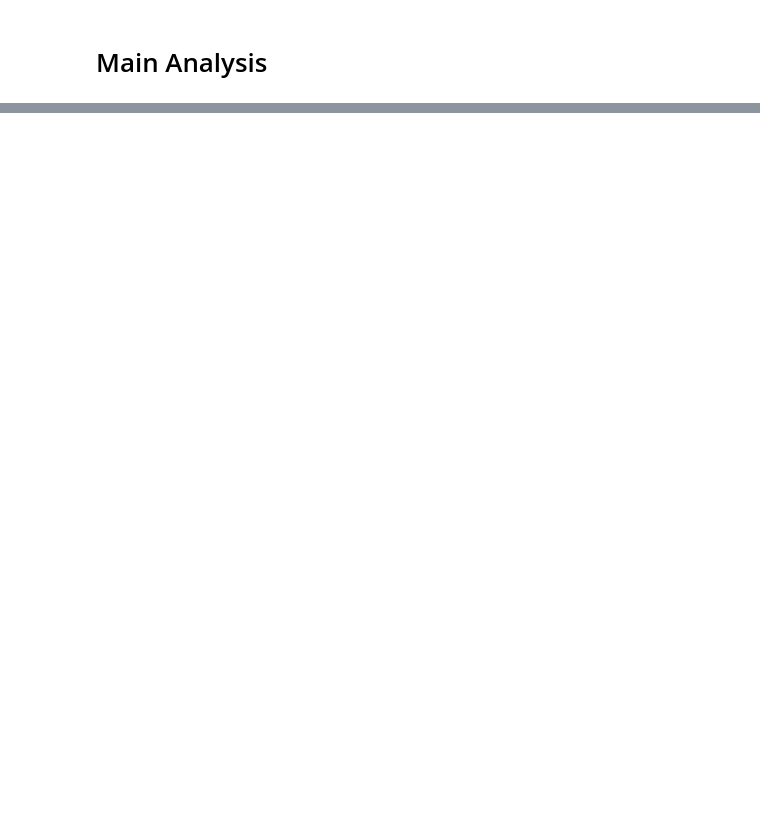
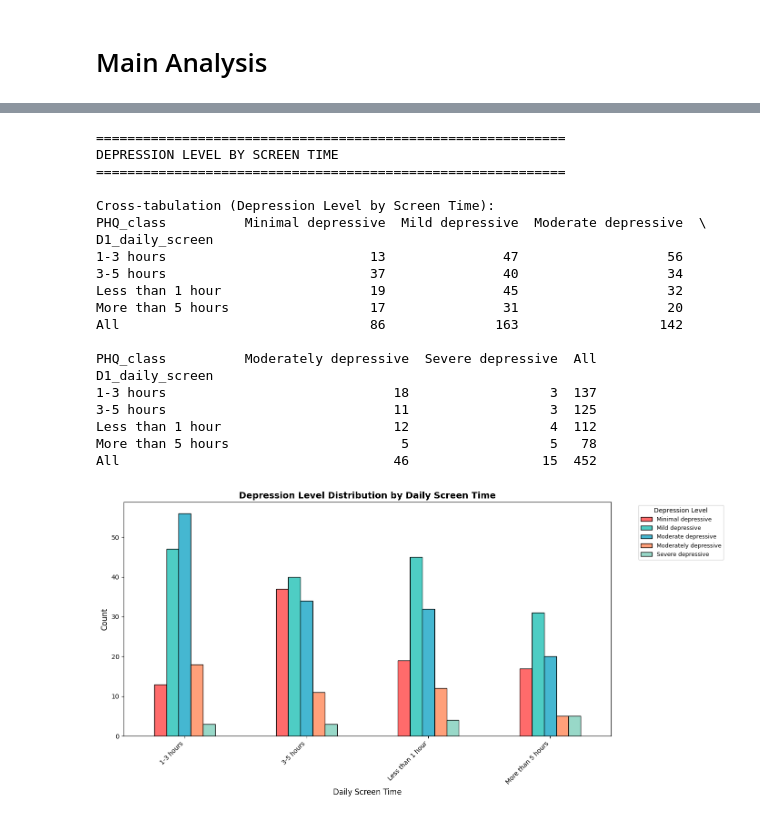
Before and after one commit to arshadziban/team_insightify, a Jupyter notebook: thesis_25.ipynb, the cells around one changed output, grey strips where cells are left out. Saved outputs shown, nothing was run; the diff lists cells and outputs as text; code cells hidden in the pictures; blank space fills up the shorter version.

```diff
--- a/thesis_25.ipynb
+++ b/thesis_25.ipynb
@@ -994,0 +1143,74 @@ _repr_html_ type: <class 'str'> len: 164237
+# %%
+# Depression Level by Screen Time Analysis
+print("=" * 60)
+print("DEPRESSION LEVEL BY SCREEN TIME")
+print("=" * 60)
+
+# Cross-tabulation of screen time and depression level
+ct_depression = pd.crosstab(df2['D1_daily_screen'], df2['PHQ_class'], margins=True)
+print("\nCross-tabulation (Depression Level by Screen Time):")
+print(ct_depression)
+
+# Create visualization
+fig, ax = plt.subplots(figsize=(14, 7))
+
+# Plot: Grouped bar chart with multiple colors
+ct_depression_no_margins = pd.crosstab(df2['D1_daily_screen'], df2['PHQ_class'])
+colors_depression = ['#FF6B6B', '#4ECDC4', '#45B7D1', '#FFA07A', '#98D8C8']
+ct_depression_no_margins.plot(kind='bar', ax=ax, color=colors_depression[:len(ct_depression_no_margins.columns)], edgecolor='black')
+ax.set_title('Depression Level Distribution by Daily Screen Time', fontsize=14, fontweight='bold')
+ax.set_xlabel('Daily Screen Time', fontsize=12)
+ax.set_ylabel('Count', fontsize=12)
+ax.legend(title='Depression Level', bbox_to_anchor=(1.05, 1), loc='upper left', fontsize=9)
+ax.set_xticklabels(ax.get_xticklabels(), rotation=45, ha='right')
+
+plt.tight_layout()
+plt.show()
+
+# Summary statistics by screen time
+print("\n" + "=" * 60)
+print("SUMMARY BY SCREEN TIME")
+print("=" * 60)
+for screen_time in df2['D1_daily_screen'].unique():
+    screen_data = df2[df2['D1_daily_screen'] == screen_time]['PHQ_class'].value_counts()
+    print(f"\n{screen_time}:")
+    print(screen_data)
+    print(f"Total count: {len(df2[df2['D1_daily_screen'] == screen_time])}")
+
+# Chi-square test for association
+from scipy.stats import chi2_contingency
+ct_test = pd.crosstab(df2['D1_daily_screen'], df2['PHQ_class'])
+chi2, p_value, dof, expected = chi2_contingency(ct_test)
+
+print("\n" + "=" * 60)
+print("CHI-SQUARE TEST RESULTS")
+print("=" * 60)
+print(f"Chi-square statistic: {chi2:.4f}")
+print(f"P-value: {p_value:.4f}")
+print(f"Degrees of freedom: {dof}")
+if p_value < 0.05:
+    print("Result: Significant association between screen time and depression level (p < 0.05)")
+else:
+    print("Result: No significant association between screen time and depression level (p >= 0.05)")
+# %% [output]
+============================================================
+DEPRESSION LEVEL BY SCREEN TIME
+============================================================
+
+Cross-tabulation (Depression Level by Screen Time):
+PHQ_class          Minimal depressive  Mild depressive  Moderate depressive  \
+D1_daily_screen
+1-3 hours                          13               47                   56
+3-5 hours                          37               40                   34
+Less than 1 hour                   19               45                   32
+More than 5 hours                  17               31                   20
+All                                86              163                  142
+
+PHQ_class          Moderately depressive  Severe depressive  All
+D1_daily_screen
+1-3 hours                             18                  3  137
+3-5 hours                             11                  3  125
+Less than 1 hour                      12                  4  112
+More than 5 hours                      5                  5   78
+All                                   46                 15  452
+[figure, added]
```
Also changed, not shown: parts of 6 cells of this notebook.
